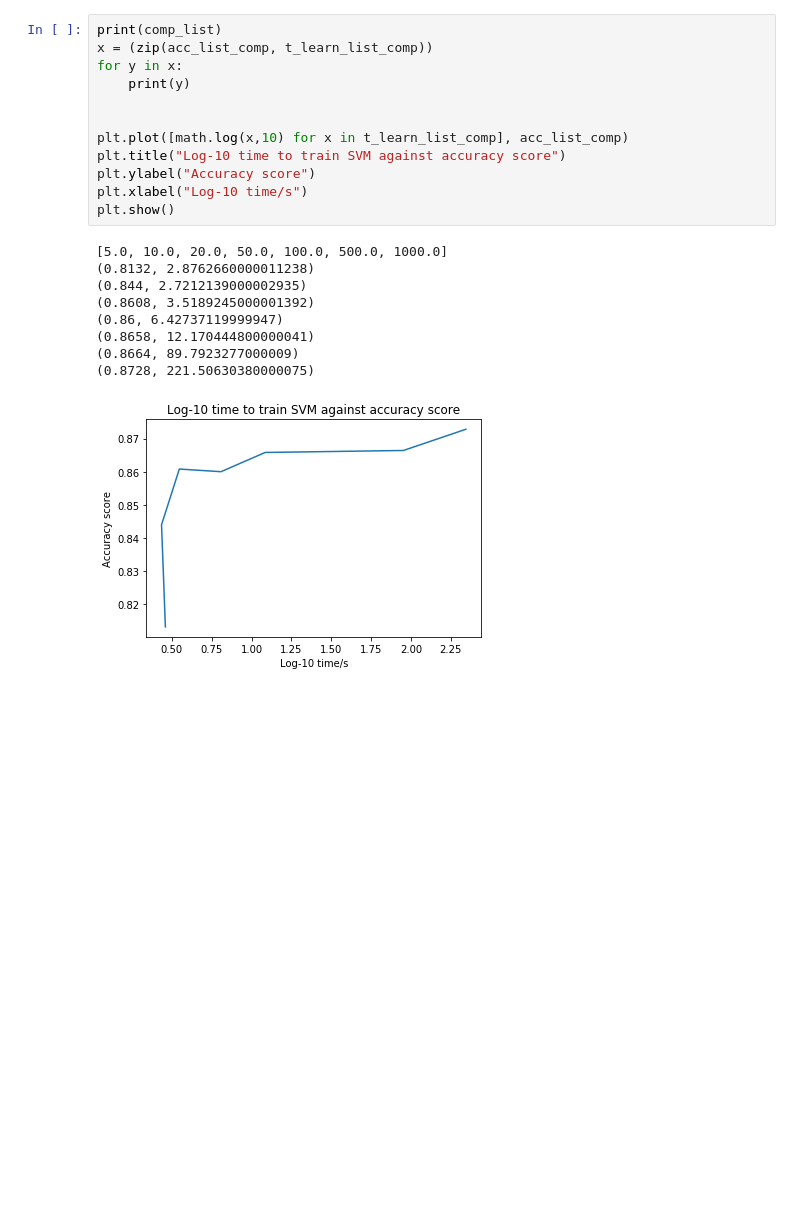
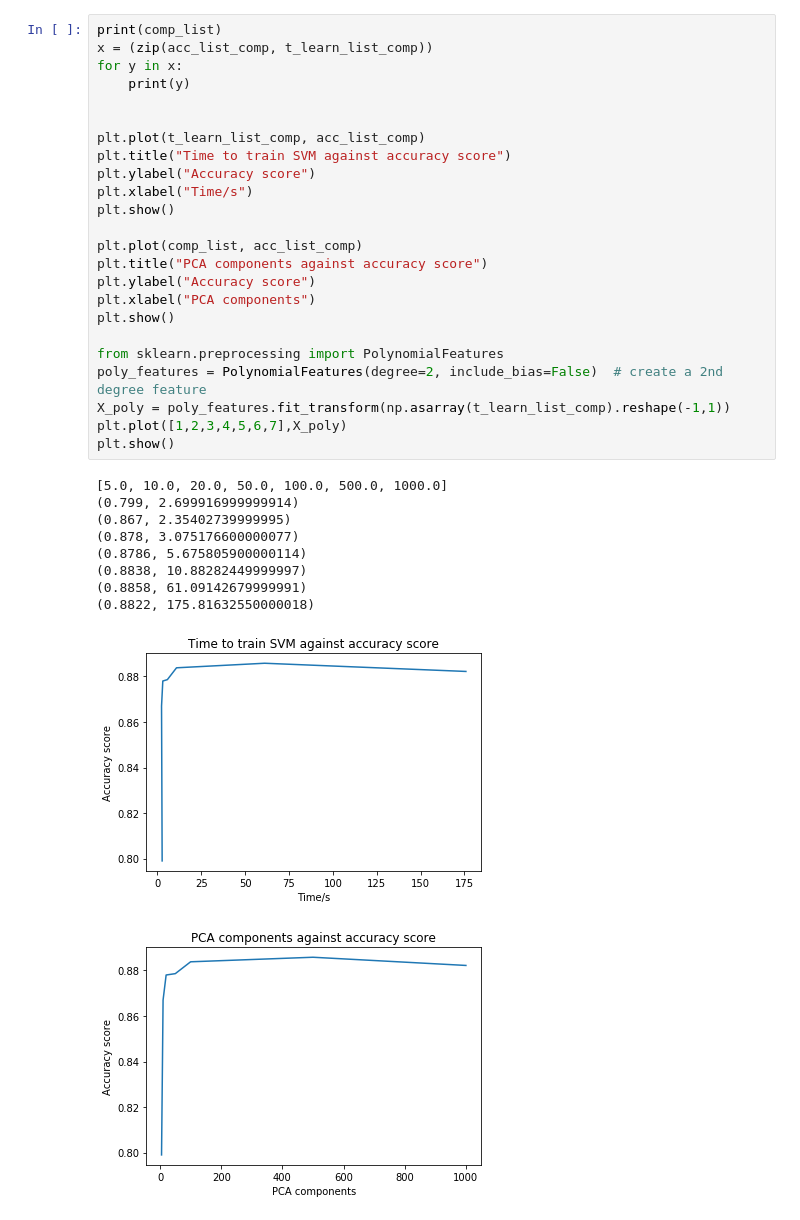
Before and after one commit to Caizoo/Applied_CA, a Jupyter notebook: Applied CA results.ipynb, the cells around one changed output. Cells and saved outputs as stored; diff of their text form; blank space fills up the shorter version.

```diff
--- a/Applied CA results.ipynb
+++ b/Applied CA results.ipynb
@@ -51,22 +83,35 @@ plt.show()
 # %%
 print(comp_list)
 x = (zip(acc_list_comp, t_learn_list_comp))
 for y in x:
     print(y)
 
 
-plt.plot([math.log(x,10) for x in t_learn_list_comp], acc_list_comp)
-plt.title("Log-10 time to train SVM against accuracy score")
+plt.plot(t_learn_list_comp, acc_list_comp)
+plt.title("Time to train SVM against accuracy score")
 plt.ylabel("Accuracy score")
-plt.xlabel("Log-10 time/s")
+plt.xlabel("Time/s")
 plt.show()
+
+plt.plot(comp_list, acc_list_comp)
+plt.title("PCA components against accuracy score")
+plt.ylabel("Accuracy score")
+plt.xlabel("PCA components")
+plt.show()
+
+from sklearn.preprocessing import PolynomialFeatures
+poly_features = PolynomialFeatures(degree=2, include_bias=False)  # create a 2nd degree feature
+X_poly = poly_features.fit_transform(np.asarray(t_learn_list_comp).reshape(-1,1))
+plt.plot([1,2,3,4,5,6,7],X_poly)
+plt.show()
 # %% [output]
 [5.0, 10.0, 20.0, 50.0, 100.0, 500.0, 1000.0]
-(0.8132, 2.8762660000011238)
-(0.844, 2.7212139000002935)
-(0.8608, 3.5189245000001392)
-(0.86, 6.42737119999947)
-(0.8658, 12.170444800000041)
-(0.8664, 89.7923277000009)
-(0.8728, 221.50630380000075)
+(0.799, 2.699916999999914)
+(0.867, 2.35402739999995)
+(0.878, 3.075176600000077)
+(0.8786, 5.675805900000114)
+(0.8838, 10.88282449999997)
+(0.8858, 61.09142679999991)
+(0.8822, 175.81632550000018)
-[figure, old version]
+[figure, new version]
+[figure, added]
```
Also changed, not shown: parts of 8 cells of this notebook, 14 other files.
